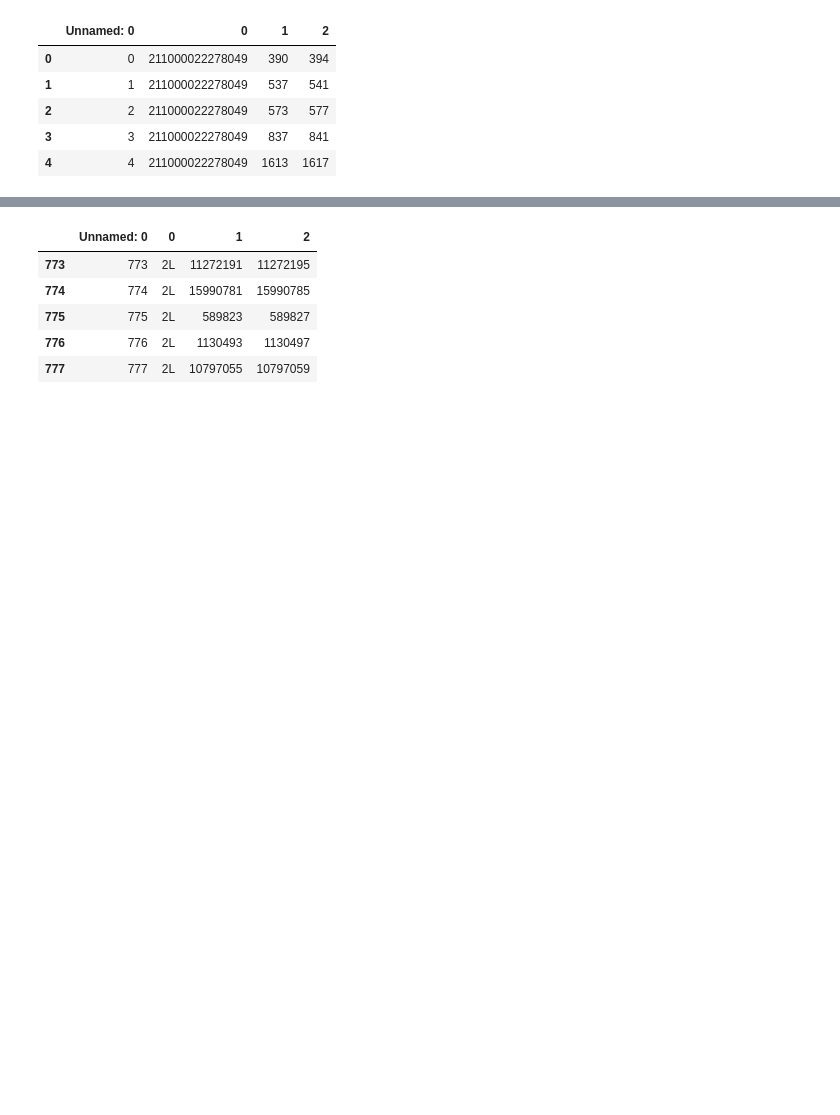
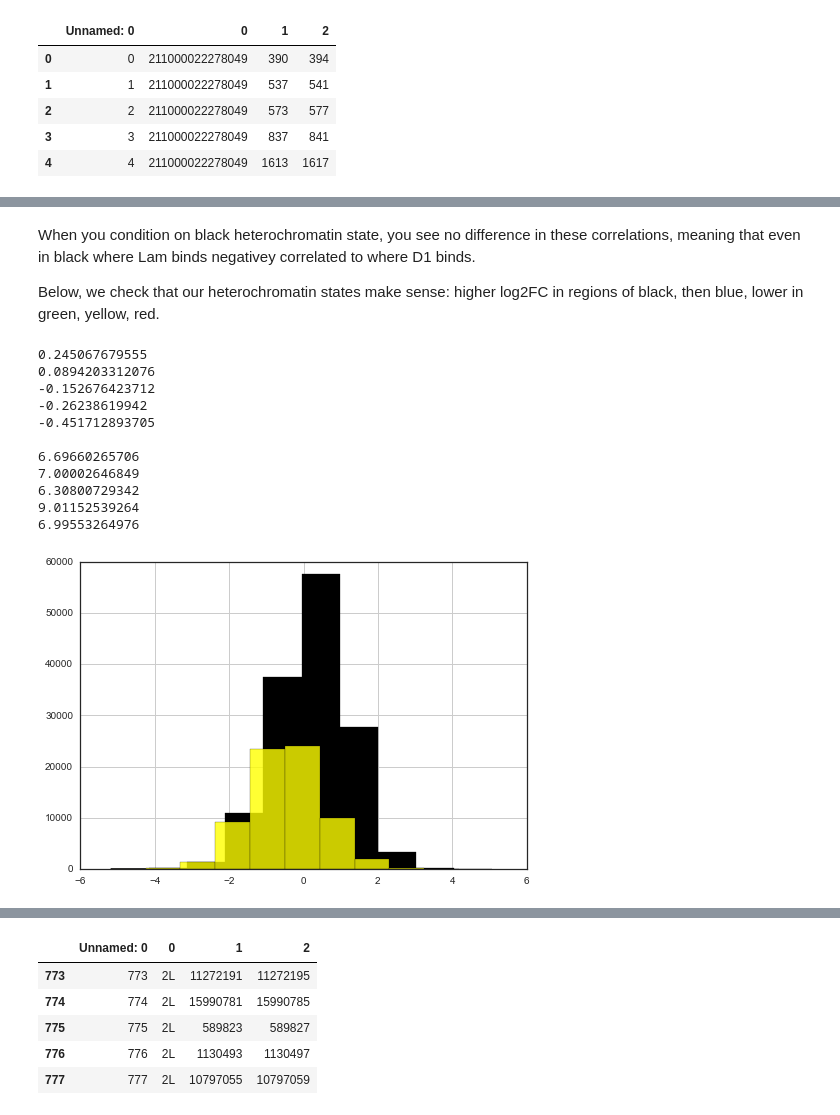
Before and after one commit to leandraking/SacktonProject, a Jupyter notebook: 20160617_DamID_analysis.ipynb, the cells around one changed output, grey strips where cells are left out. Drawn from its saved outputs; the diff is of its cells as text; code cells hidden in the pictures; blank space fills up the shorter version.

```diff
--- a/20160617_DamID_analysis.ipynb
+++ b/20160617_DamID_analysis.ipynb
@@ -1410,0 +1621,34 @@ locations_df.head()
+# %% [markdown]
+When you condition on black heterochromatin state, you see no difference in these correlations, meaning that even in black where Lam binds negativey correlated to where D1 binds.
+
+Below, we check that our heterochromatin states make sense: higher log2FC in regions of black, then blue, lower in green, yellow, red.
+# %%
+log2FC[locations_df.chromatin_state=="BLACK"].W_Lam_188.hist(color="black")
+#log2FC[locations_df.chromatin_state=="RED"].C_Lam_188.hist(color="red")
+log2FC[locations_df.chromatin_state=="YELLOW"].W_Lam_188.hist(color="yellow", alpha=.8)
+#log2FC[locations_df.chromatin_state=="BLUE"].W_Lam_188.hist(color="blue", alpha=.5)
+
+print log2FC[locations_df.chromatin_state=="BLACK"].W_Lam_188.mean()
+print log2FC[locations_df.chromatin_state=="BLUE"].W_Lam_188.mean()
+print log2FC[locations_df.chromatin_state=="GREEN"].W_Lam_188.mean()
+print log2FC[locations_df.chromatin_state=="RED"].W_Lam_188.mean()
+print log2FC[locations_df.chromatin_state=="YELLOW"].W_Lam_188.mean()
+print
+print baseM[locations_df.chromatin_state=="BLACK"].W_Lam_188.mean()
+print baseM[locations_df.chromatin_state=="BLUE"].W_Lam_188.mean()
+print baseM[locations_df.chromatin_state=="GREEN"].W_Lam_188.mean()
+print baseM[locations_df.chromatin_state=="RED"].W_Lam_188.mean()
+print baseM[locations_df.chromatin_state=="YELLOW"].W_Lam_188.mean()
+# %% [output]
+0.245067679555
+0.0894203312076
+-0.152676423712
+-0.26238619942
+-0.451712893705
+
+6.69660265706
+7.00002646849
+6.30800729342
+9.01152539264
+6.99553264976
+[figure, added]
```
Also changed, not shown: parts of 25 cells of this notebook.
